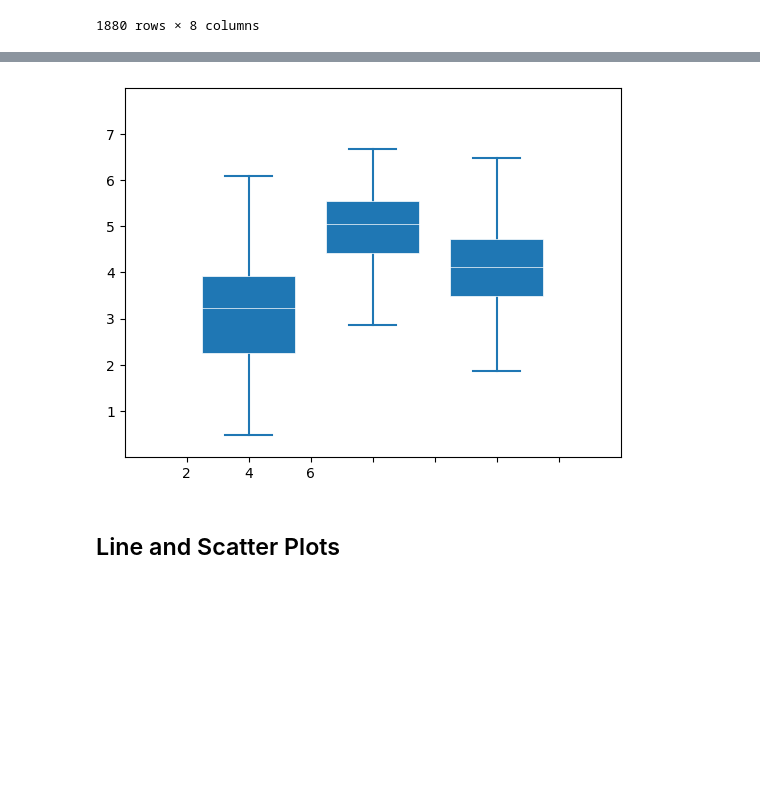
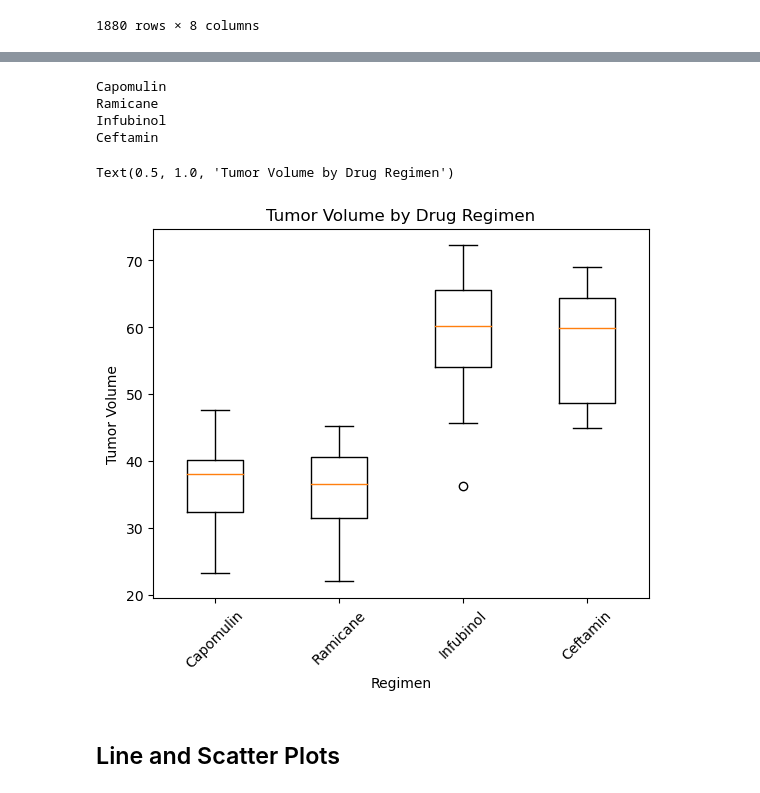
Before and after one commit to FaresKazemi/Matplot.lib_work, a Jupyter notebook: worksheet.ipynb, the cells around one changed output, grey strips where cells are left out. Drawn from its saved outputs; the diff is of its cells as text; code cells hidden in the pictures; blank space fills up the shorter version.

```diff
--- a/worksheet.ipynb
+++ b/worksheet.ipynb
@@ -258,8 +244,12 @@ drugs
 last_timepoint = drugs.groupby(["Drug Regimen", "Mouse ID"]).agg(tumor_size=("Tumor Volume (mm3)", lambda x: x.iloc[-1]))
 last_timepoint
 #Reshape dataframe
-
-
-
-# Merge this group df with the original dataframe to get the tumor volume at the last timepoint
+last_timepoint = last_timepoint.stack(level=0).unstack(level=0)
+for drug in Drug_list:
+    print(drug)
+# %% [output]
+Capomulin
+Ramicane
+Infubinol
+Ceftamin
 # %%
@@ -282,24 +267,19 @@ last_timepoint
-# %%
-# Generate a box plot of the final tumor volume of each mouse across four regimens of interest
-# make data:
-np.random.seed(10)
-D = np.random.normal((3, 5, 4), (1.25, 1.00, 1.25), (100, 3))
-
-# plot
-fig, ax = plt.subplots()
-VP = ax.boxplot(D, positions=[2, 4, 6], widths=1.5, patch_artist=True,
-                showmeans=False, showfliers=False,
-                medianprops={"color": "white", "linewidth": 0.5},
-                boxprops={"facecolor": "C0", "edgecolor": "white",
-                          "linewidth": 0.5},
-                whiskerprops={"color": "C0", "linewidth": 1.5},
-                capprops={"color": "C0", "linewidth": 1.5})
-
-ax.set(xlim=(0, 8), xticks=np.arange(1, 8),
-       ylim=(0, 8), yticks=np.arange(1, 8))
-
-plt.show()
-# %% [output]
-[figure, removed]
+# %%
+# Generate a box plot of the final tumor volume of each mouse across four regimens of interest
+# make data:
+boxplot_regimen_list = []
+for drug in Drug_list:
+       boxplot_regimen_list.append(list(last_timepoint[drug].dropna()))
+# plot
+fig = plt.figure()
+plt.boxplot(boxplot_regimen_list)
+# figure edditing
+plt.xlabel("Regimen")
+plt.xticks([1,2,3,4], Drug_list, rotation=45)
+plt.ylabel("Tumor Volume")
+plt.title("Tumor Volume by Drug Regimen")
+# %% [output]
+Text(0.5, 1.0, 'Tumor Volume by Drug Regimen')
+[figure, added]
 # %% [markdown]
 ## Line and Scatter Plots
```
Also changed, not shown: parts of 15 cells of this notebook.
